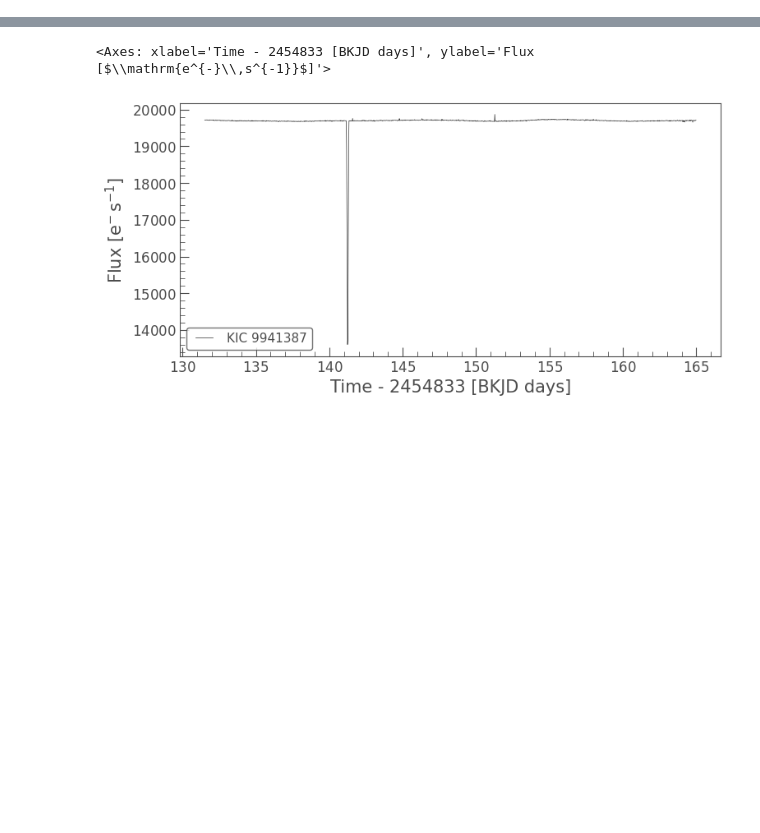
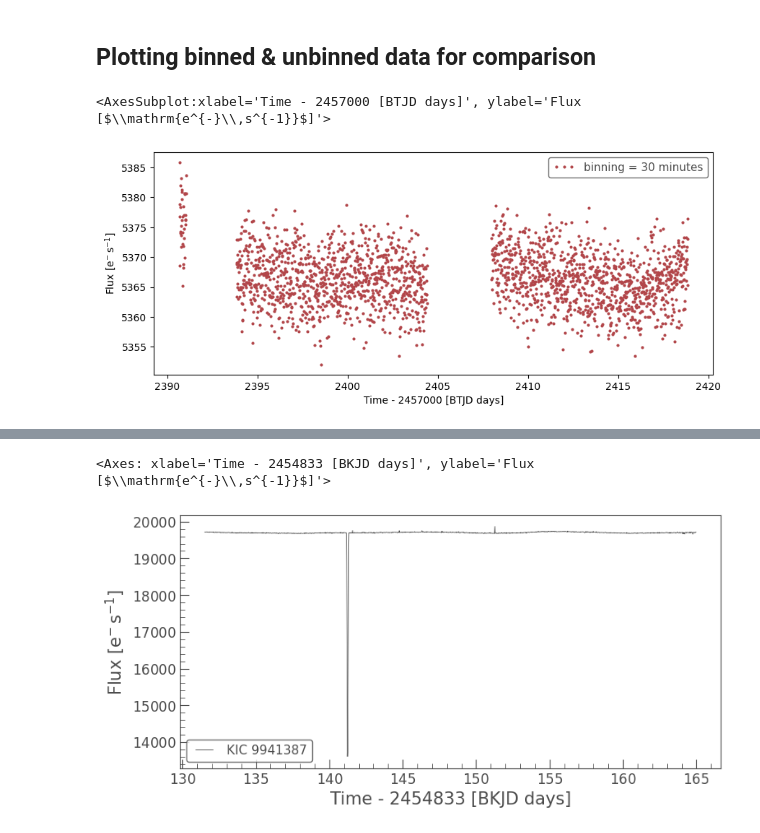
Before and after one commit to Signal-K/sytizen, a Jupyter notebook: database/archive/Generator/classify.ipynb, the cells around one changed output, grey strips where cells are left out. Saved outputs shown, nothing was run; the diff lists cells and outputs as text; code cells hidden in the pictures; blank space fills up the shorter version.

```diff
--- a/database/archive/Generator/classify.ipynb
+++ b/database/archive/Generator/classify.ipynb
@@ -28,0 +113,12 @@ Length = 42 rows
+# %% [markdown]
+## Plotting binned & unbinned data for comparison
+# %%
+%matplotlib inline
+
+bin_time = 15/24/60
+lc_collection_binned = lc.bin(bin_time)
+fig, ax = plt.subplots(figsize = (10,4))
+lc_collection_binned.plot(ax = ax, marker = 'o', color = '#b2464a', lw = 0, markersize = 2, label = 'binning = 30 minutes')
+# %% [output]
+<AxesSubplot:xlabel='Time - 2457000 [BTJD days]', ylabel='Flux [$\\mathrm{e^{-}\\,s^{-1}}$]'>
+[figure, added]
```
Also changed, not shown: parts of 67 cells of this notebook, 21 other files.
